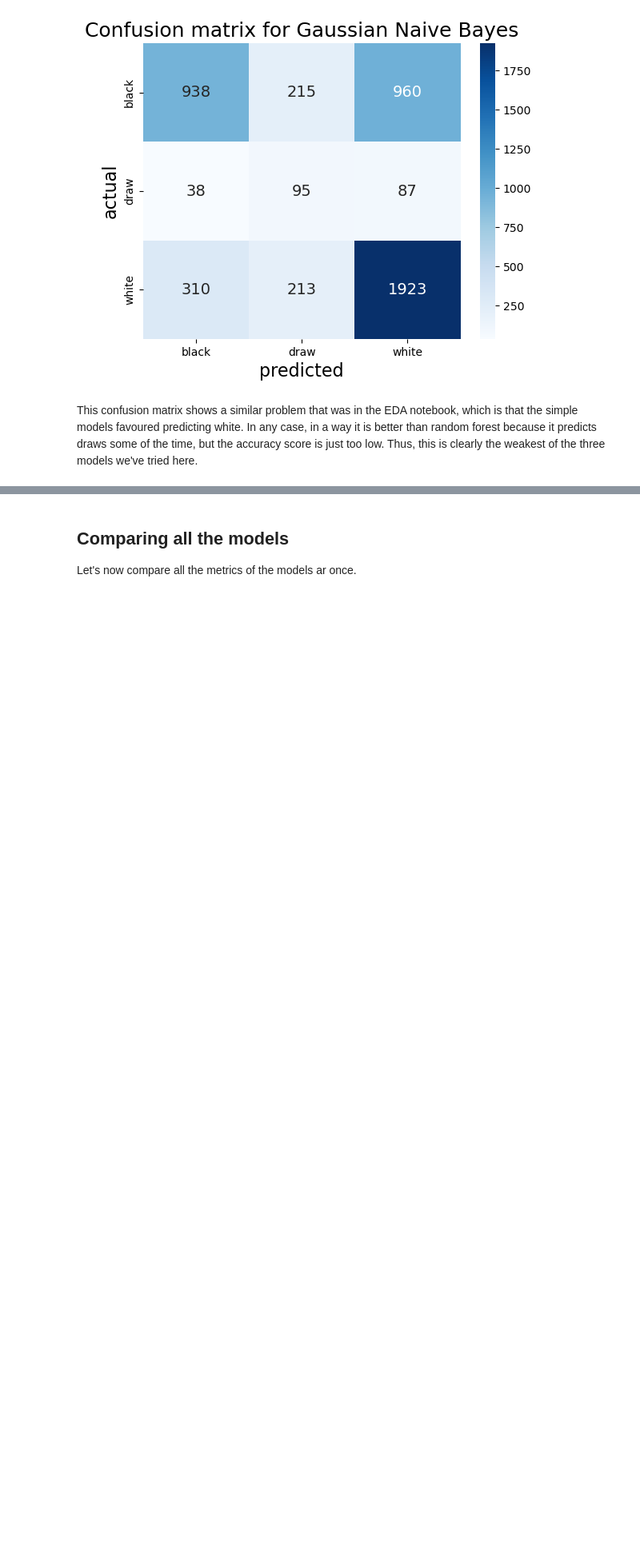
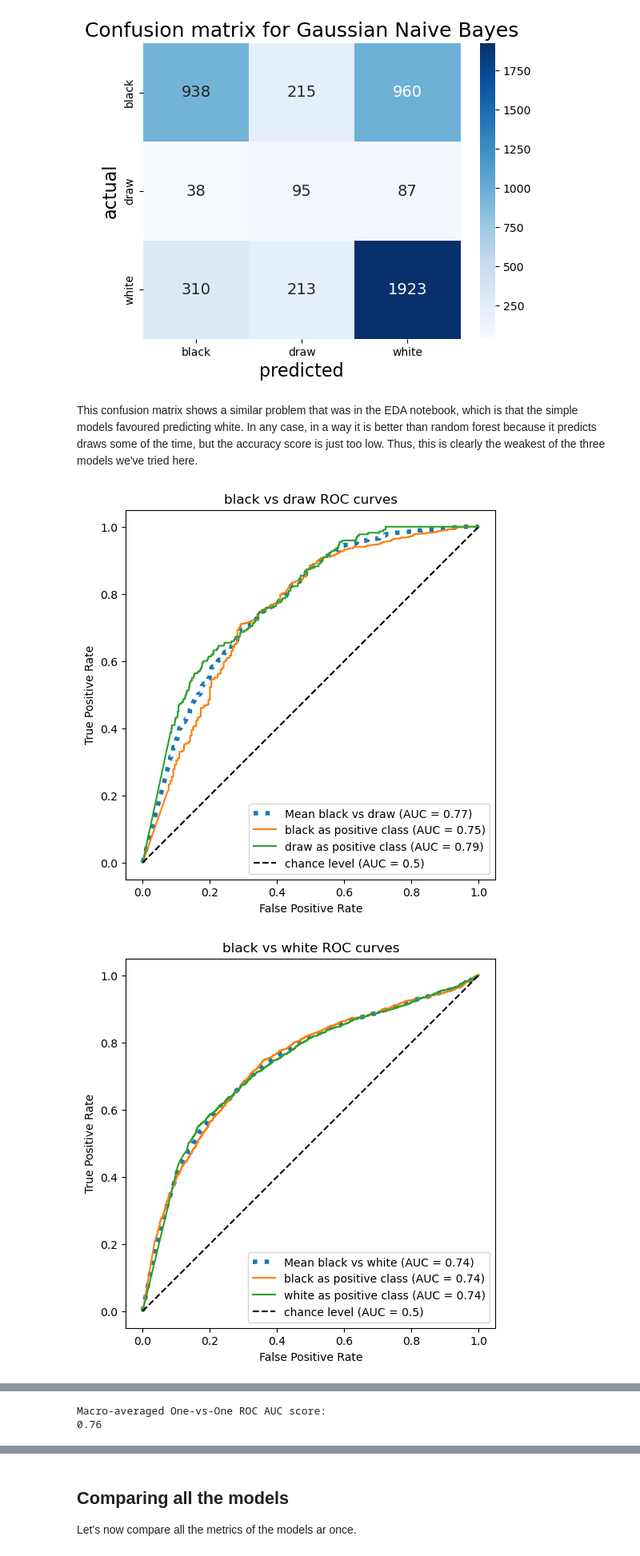
Before and after one commit to RavinderRai/chess_data, a Jupyter notebook: Modelling.ipynb, the cells around one changed output, grey strips where cells are left out. Shown at 80% size. Drawn from its saved outputs; the diff is of its cells as text; code cells hidden in the pictures; blank space fills up the shorter version.

```diff
--- a/Modelling.ipynb
+++ b/Modelling.ipynb
@@ -639,3 +649,71 @@ plt.show()
 [figure]
 # %% [markdown]
 This confusion matrix shows a similar problem that was in the EDA notebook, which is that the simple models favoured predicting white. In any case, in a way it is better than random forest because it predicts draws some of the time, but the accuracy score is just too low. Thus, this is clearly the weakest of the three models we've tried here.
+# %%
+#just renaming a variable for ease - this is the only thing we need to run again,
+#before getting the roc curves with the borrowed code below
+y_score = y_pred_probs
+
+
+pair_scores = []
+mean_tpr = dict()
+
+for ix, (label_a, label_b) in enumerate(pair_list):
+
+    a_mask = y_test == label_a
+    b_mask = y_test == label_b
+    ab_mask = np.logical_or(a_mask, b_mask)
+
+    a_true = a_mask[ab_mask]
+    b_true = b_mask[ab_mask]
+
+    idx_a = np.flatnonzero(label_binarizer.classes_ == label_a)[0]
+    idx_b = np.flatnonzero(label_binarizer.classes_ == label_b)[0]
+
+    fpr_a, tpr_a, _ = roc_curve(a_true, y_score[ab_mask, idx_a])
+    fpr_b, tpr_b, _ = roc_curve(b_true, y_score[ab_mask, idx_b])
+
+    mean_tpr[ix] = np.zeros_like(fpr_grid)
+    mean_tpr[ix] += np.interp(fpr_grid, fpr_a, tpr_a)
+    mean_tpr[ix] += np.interp(fpr_grid, fpr_b, tpr_b)
+    mean_tpr[ix] /= 2
+    mean_score = auc(fpr_grid, mean_tpr[ix])
+    pair_scores.append(mean_score)
+
+    #modifying code to work with the labels in this dataset - just renaming from number to categries
+    cat1 = {0:'black', 1:'draw', 2:'white'}[label_a]
+    cat2 = {0:'black', 1:'draw', 2:'white'}[label_b]
+
+    fig, ax = plt.subplots(figsize=(6, 6))
+    plt.plot(
+        fpr_grid,
+        mean_tpr[ix],
+        label=f"Mean {cat1} vs {cat2} (AUC = {mean_score :.2f})",
+        linestyle=":",
+        linewidth=4,
+    )
+    RocCurveDisplay.from_predictions(
+        a_true,
+        y_score[ab_mask, idx_a],
+        ax=ax,
+        name=f"{cat1} as positive class",
+    )
+    RocCurveDisplay.from_predictions(
+        b_true,
+        y_score[ab_mask, idx_b],
+        ax=ax,
+        name=f"{cat2} as positive class",
+    )
+    plt.plot([0, 1], [0, 1], "k--", label="chance level (AUC = 0.5)")
+    plt.axis("square")
+    plt.xlabel("False Positive Rate")
+    plt.ylabel("True Positive Rate")
+    plt.title(f"{target_names[idx_a]} vs {cat2} ROC curves")
+    plt.legend()
+    plt.show()
+
+nb_1v1_auc = np.average(pair_scores)
+print(f"Macro-averaged One-vs-One ROC AUC score:\n{nb_1v1_auc:.2f}")
+# %% [output]
+[figure, added]
+[figure, added]
@@ -641,0 +721,2 @@ This confusion matrix shows a similar problem that was in the EDA notebook, whic
+Macro-averaged One-vs-One ROC AUC score:
+0.76
```
Also changed, not shown: parts of 20 cells of this notebook.
